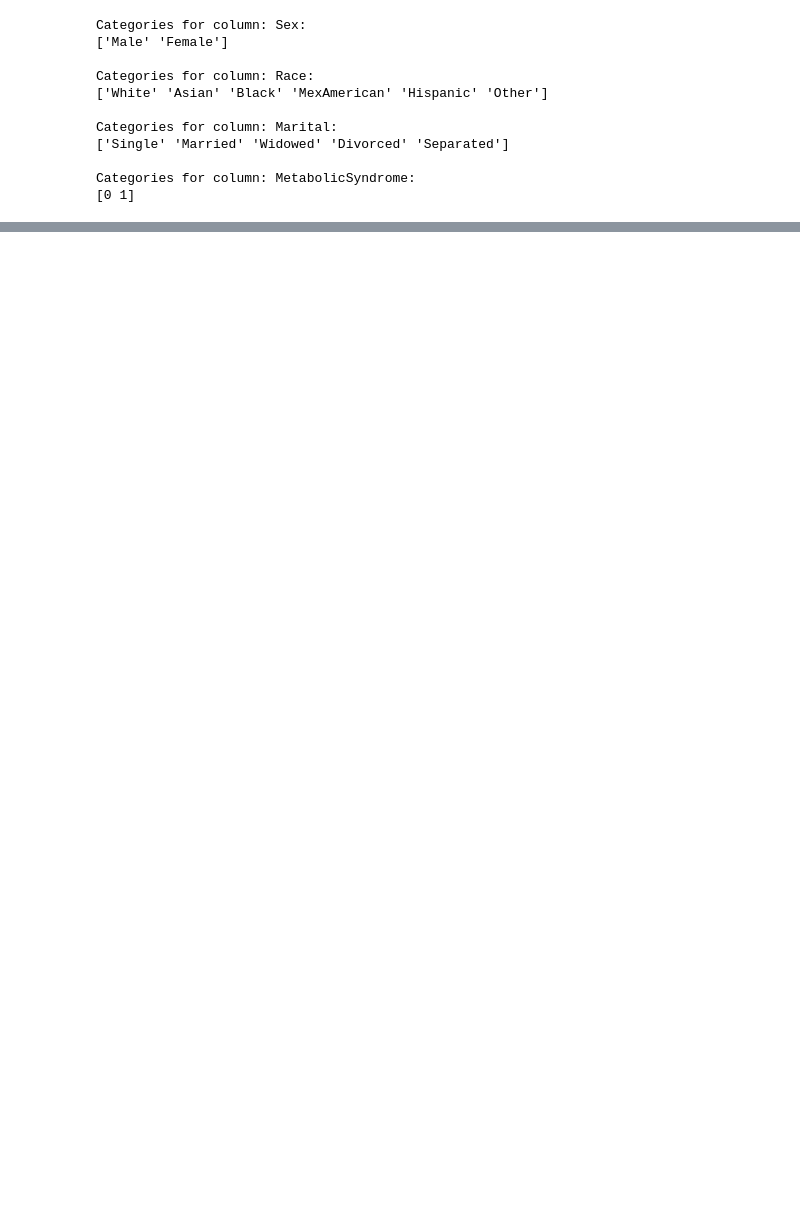
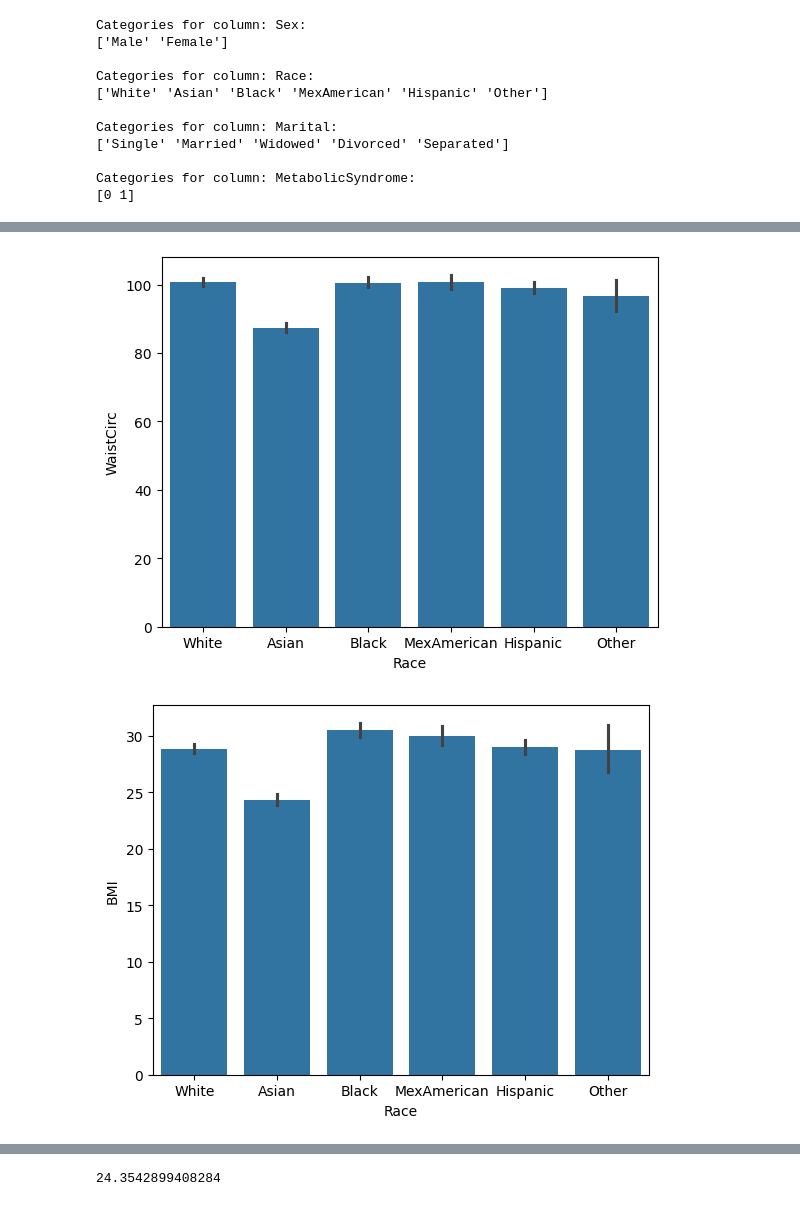
Before and after one commit to eekom-research/Lighthouse-Midterm-Project, a Jupyter notebook: notebook/hypothesis_testing.ipynb, the cells around one changed output, grey strips where cells are left out. Drawn from its saved outputs; the diff is of its cells as text; code cells hidden in the pictures; blank space fills up the shorter version.

```diff
--- a/notebook/hypothesis_testing.ipynb
+++ b/notebook/hypothesis_testing.ipynb
@@ -170,0 +286,17 @@ Dimensions are:
+# %%
+# Do t-tests for all dimensions!
+
+t_results = []
+
+for dict_entry in levenes_results:
+    dimension = dict_entry['dimension_name']
+    dimension_p = dict_entry['p']
+    equal_var_param = False # Default (most of our dimensions are not equal variance)
+    if dimension_p > 0.05:
+        # Set 'equal_var_param' set to 'True' (meaning, 2 datasets ARE equal variance)
+        #print (f"Note: Equal variances for dimension {dimension}")  # Check and confirm!
+        equal_var_param = True
+
+    # Run the t-test and store the results
+    stat, p = stats.ttest_ind(df_impute[male_mask][dimension], df_impute[female_mask][dimension], equal_var=equal_var_param)
+    t_results.append(dict({'dimension_name' : dimension, 'equal_var_param' : equal_var_param, 'stat' : stat, 'p' : p}))
@@ -170,0 +384,8 @@ Dimensions are:
+# %%
+# Show barplot of Dimension Means on 'Marital' categories:
+for dimension in dimensions:
+    sns.barplot(data=df_impute, x='Race', y=dimension)
+    plt.show()
+# %% [output]
+[figure, added]
+[figure, added]
@@ -170,0 +398,5 @@ Dimensions are:
+# %%
+# Gut-check barplot means value shown in first graph
+df_impute[df_impute['Race']=='Asian']['BMI'].mean()
+# %% [output]
+24.3542899408284
```
Also changed, not shown: parts of 28 cells of this notebook.
